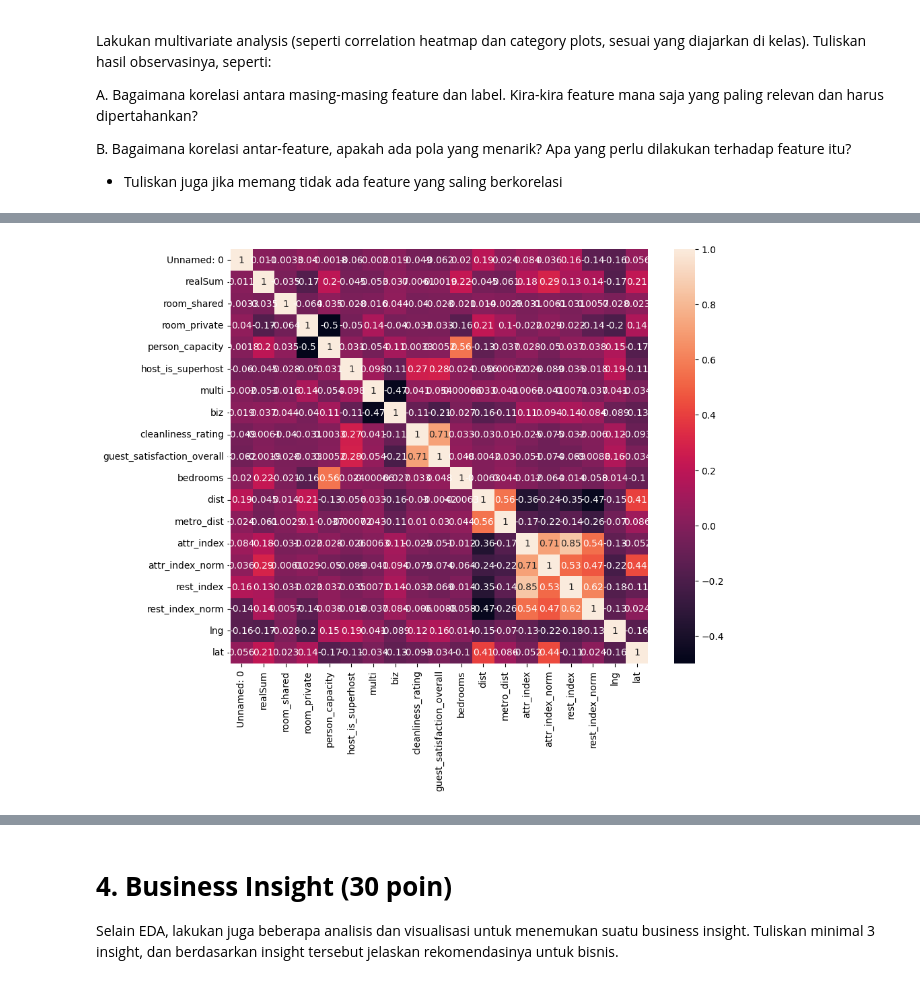
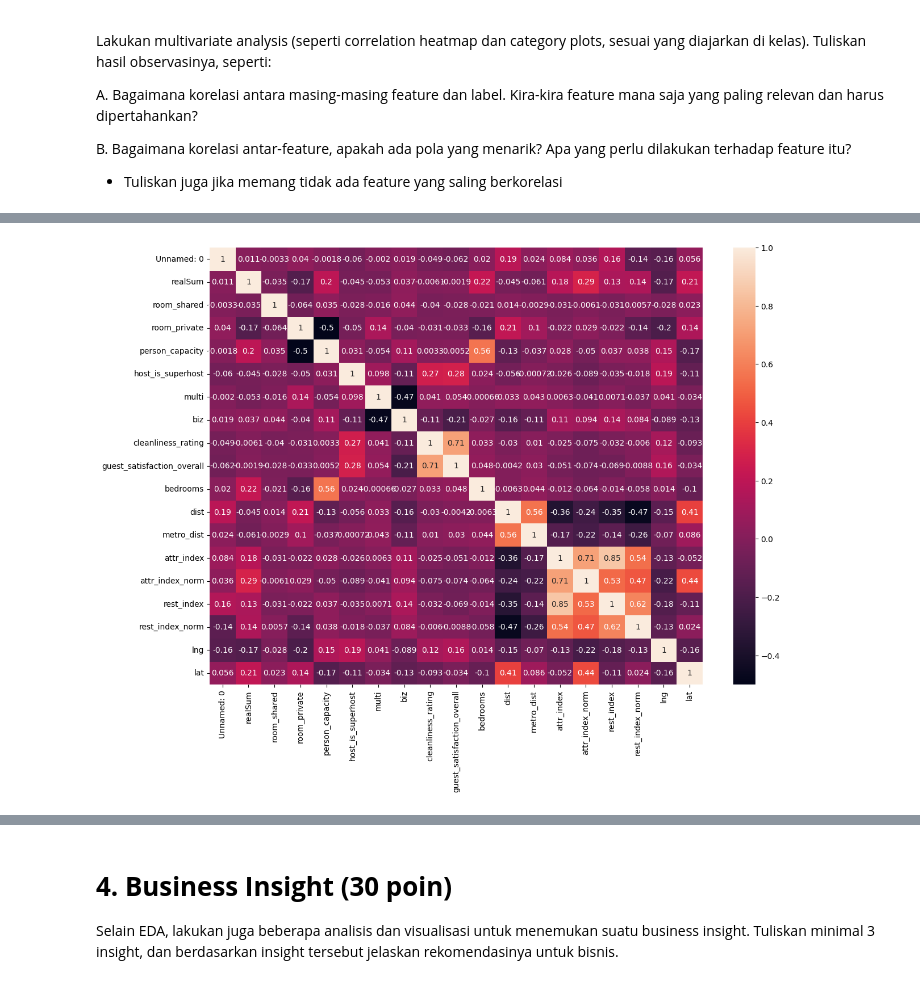
Before and after one commit to studentalpbean/EDA, a Jupyter notebook: EDA_Kanva.ipynb, the cells around one changed output, grey strips where cells are left out. Drawn from its saved outputs; the diff is of its cells as text; code cells hidden in the pictures.

```diff
--- a/EDA_Kanva.ipynb
+++ b/EDA_Kanva.ipynb
@@ -333,11 +272,10 @@ data.sample(5)
 5 rows × 22 columns
 # %%
-# Soal 3a
 import matplotlib.pyplot as plt
 import seaborn as sns
 
-plt.figure(figsize=(10,8))
+plt.figure(figsize=(14,10))
 sns.heatmap(data.corr(numeric_only=True),annot=True)
 plt.show()
 # %% [output]
-[figure, old version]
+[figure, new version]
```
Also changed, not shown: parts of 11 cells of this notebook.
